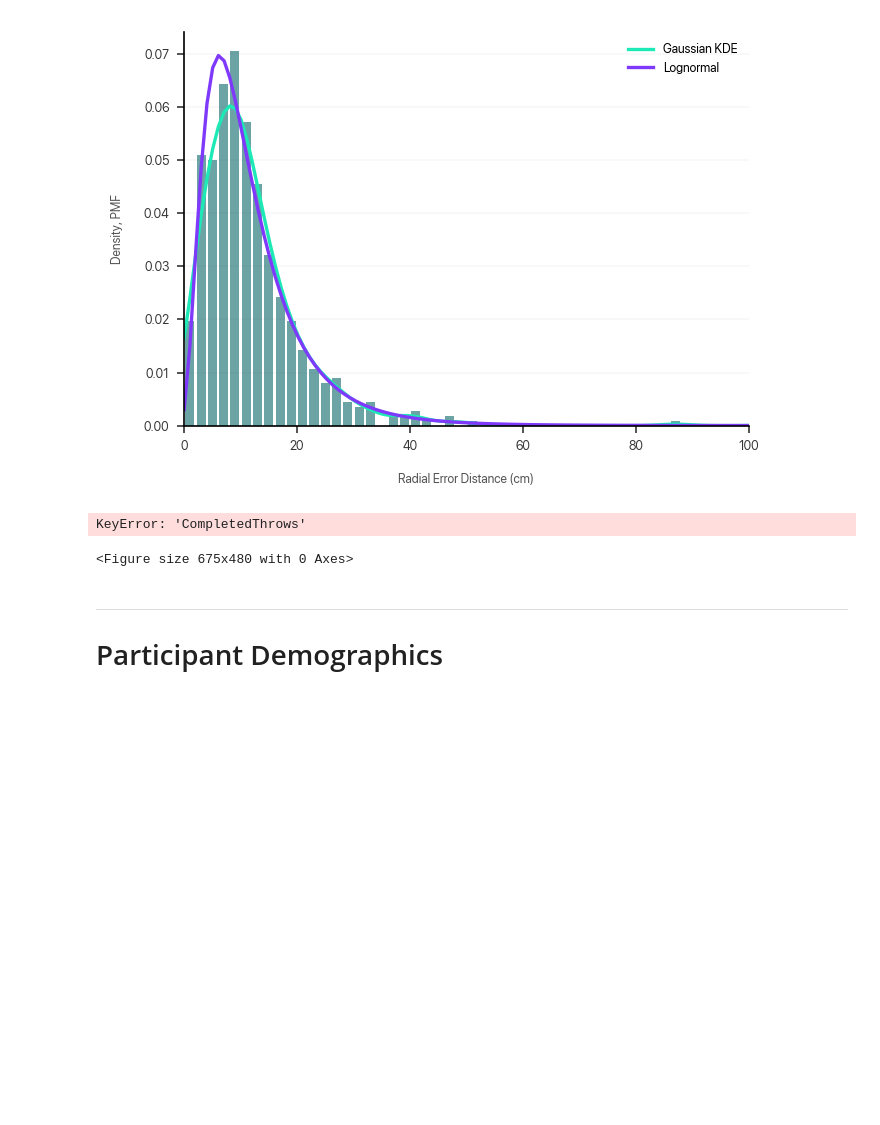
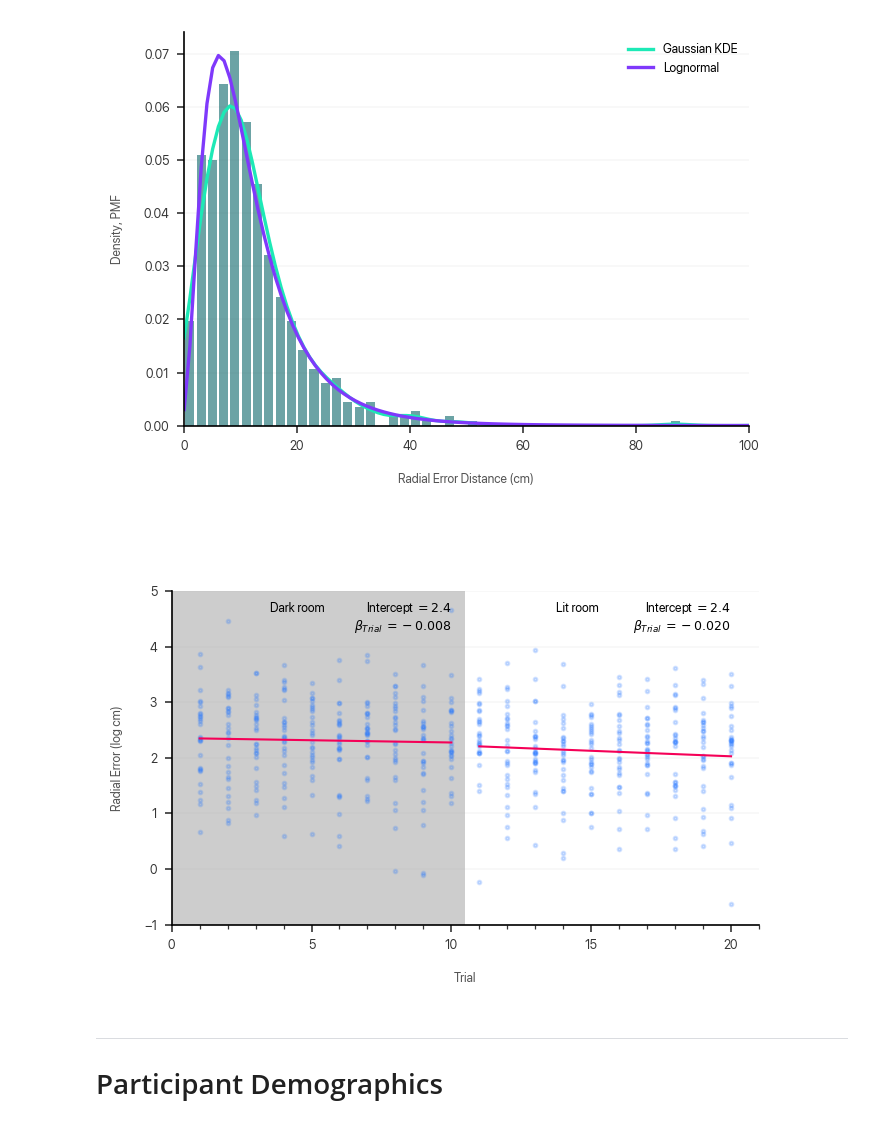
Before and after one commit to dlundgaard/BeerPongMastery, a Jupyter notebook: Analysis/analysis.ipynb, the cells around one changed output. Saved outputs shown, nothing was run; the diff lists cells and outputs as text; code cells hidden in the pictures; blank space fills up the shorter version.

```diff
--- a/Analysis/analysis.ipynb
+++ b/Analysis/analysis.ipynb
@@ -561,7 +561,7 @@ def mark_condition():
 
         plt.annotate(
             condition,
-            (data["CompletedThrows"].median() - 1, 0.95),
+            (data["Trial"].median() - 1, 0.95),
             xycoords=("data", "axes fraction"),
             horizontalalignment = "center",
             verticalalignment = "center",
@@ -570,7 +570,7 @@ def mark_condition():
 def learning_across_trials_within_condition():
     plt.figure()
     plt.scatter(
-        aggregated["CompletedThrows"],
+        aggregated["Trial"],
         aggregated["LogRadialError"],
         s = 3,
         color = "C6",
@@ -578,38 +578,37 @@ def learning_across_trials_within_condition():
     )
 
     for condition, data in aggregated.groupby("Condition"):
         reg = linear_model.LinearRegression().fit(
             np.vstack(data["Trial"]),
             data["LogRadialError"]
         )
 
         plt.annotate(
             model_recap(reg),
-            (data["CompletedThrows"].max(), 0.92),
+            (data["Trial"].max(), 0.92),
             xycoords=("data", "axes fraction"),
             horizontalalignment = "right",
             verticalalignment = "center",
         )
 
         plt.plot(
-            data["CompletedThrows"],
-            reg.predict(np.vstack(data["CompletedThrows"])),
+            data["Trial"],
+            reg.predict(np.vstack(data["Trial"])),
             color = "C7",
             linewidth = 1
         )
 
     mark_condition()
     # decorate("Distance to Cup Centroid Across Trials Within Condition")
     # decorate("Visuomotor Feedback Effects")
     decorate("")
     plt.tight_layout()
     if PERFORM_EXPORT:
         plt.savefig(SHOWCASE_PATH.joinpath("between_stages_regression.png"), dpi = 300, bbox_inches = "tight")
 
 learning_across_trials_within_condition()
 # %% [output]
-KeyError: 'CompletedThrows'
-<Figure size 675x480 with 0 Axes>
+[figure, added]
 # %% [markdown]
 ---
 
```
Also changed, not shown: parts of 2 cells of this notebook, 3 other files.
